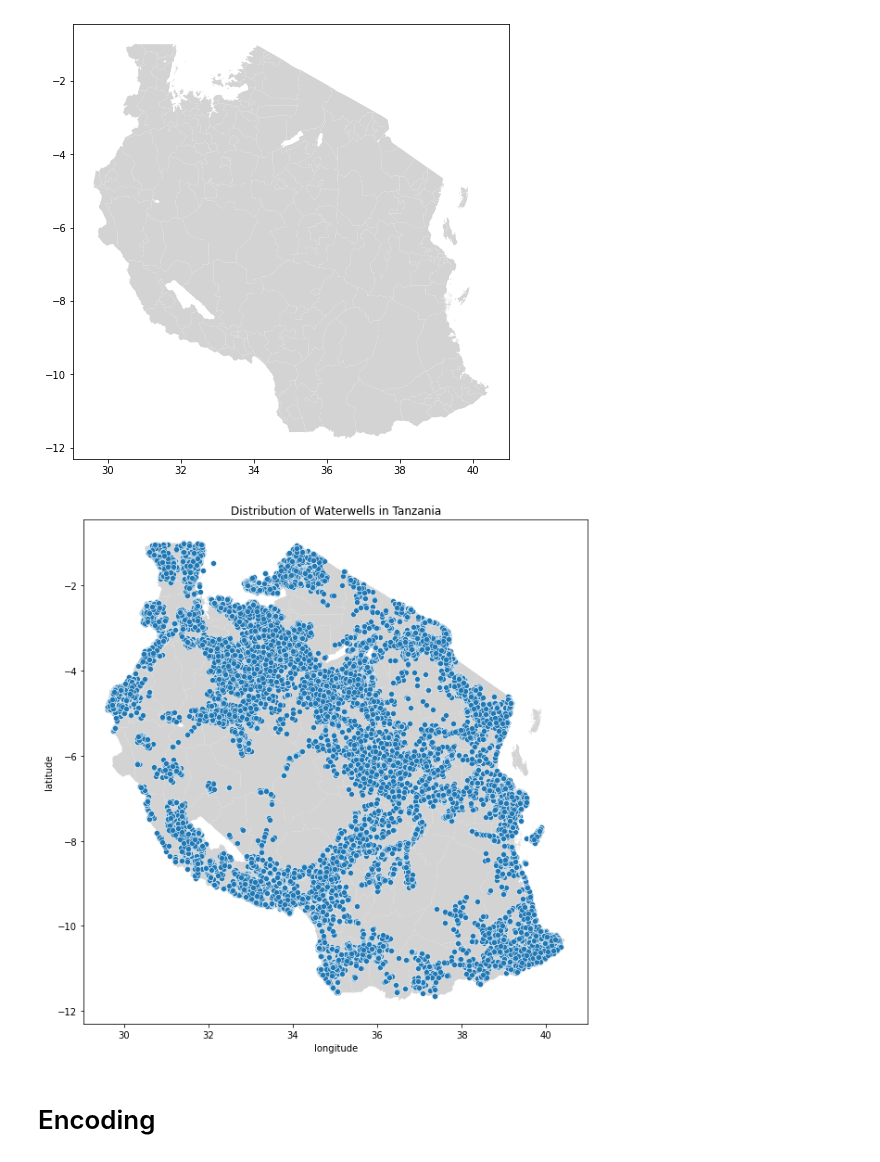
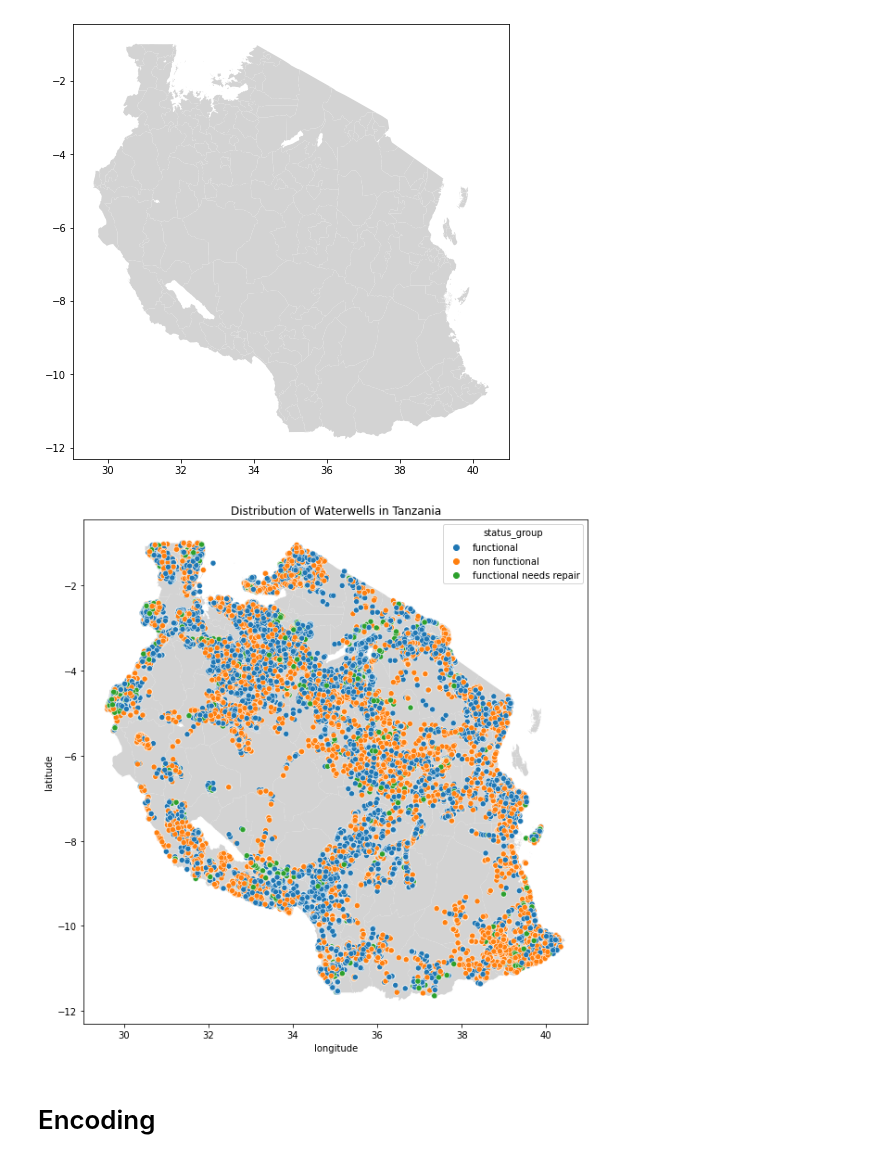
Before and after one commit to rahulakrish/water_pump_classifier, a Jupyter notebook: phase3_project.ipynb, the cells around one changed output. Cells and saved outputs as stored; diff of their text form; code cells hidden in the pictures.

```diff
--- a/phase3_project.ipynb
+++ b/phase3_project.ipynb
@@ -571,8 +571,8 @@ Name: status_group, dtype: int64
 # %%
 mapdf = df1.copy()
 mapdf = mapdf[mapdf['longitude'] > 0]
-hue = {0:'functional',1:'not functional',2:'functional needs repair'}
-mapdf['status_desc'] = mapdf['status_group'].map(hue)
+# hue = {0:'functional',1:'not functional',2:'functional needs repair'}
+# mapdf['status_desc'] = mapdf['status_group'].map(hue)
 # %%
 tanzania_map = gpd.read_file('Districts and TC as 2020.shp')
 tanzania_map.plot(color='lightgrey',figsize=(8,8));
@@ -587,11 +587,11 @@ geo_df = gpd.GeoDataFrame(mapdf,
 # %%
 #plot the data
 fig, ax = plt.subplots(figsize = (10,10))
 tanzania_map.to_crs(epsg=4326).plot(ax=ax, color='lightgrey')
-sns.scatterplot(x="longitude", y="latitude",data=mapdf,hue='status_desc',ax=ax);
+sns.scatterplot(x="longitude", y="latitude",data=mapdf,hue='status_group',ax=ax);
 ax.set_title('Distribution of Waterwells in Tanzania');
 # %% [output]
-[figure, old version]
+[figure, new version]
 # %% [markdown]
 # Encoding
 # %%
```
Also changed, not shown: parts of 16 cells of this notebook.
